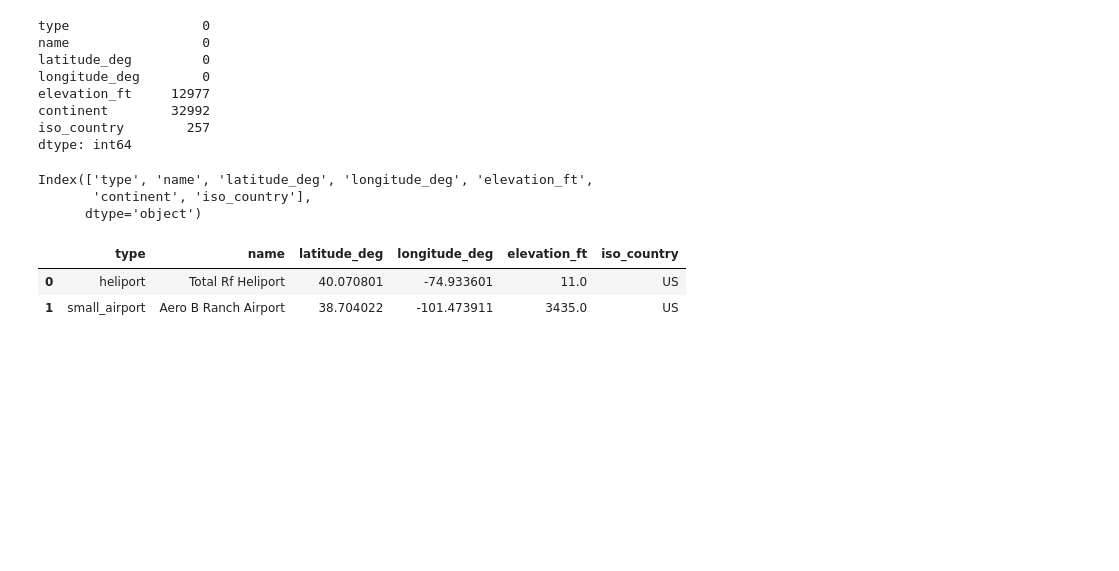
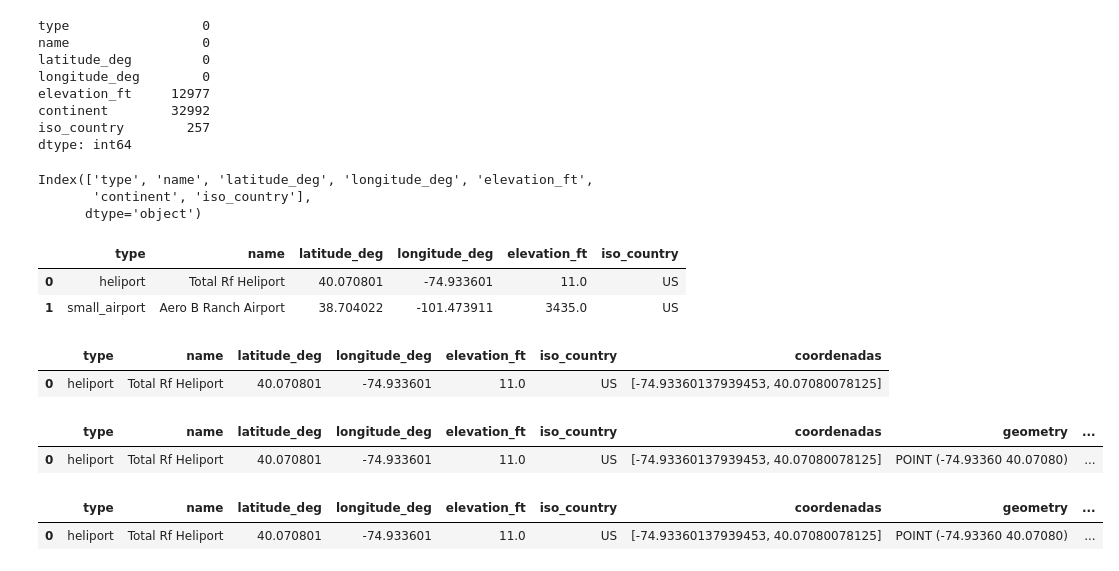
Before and after one commit to LuisSerranoCerame/Aliens, a Jupyter notebook: AirportWorld.ipynb, the cells around one changed output. Drawn from its saved outputs; the diff is of its cells as text; code cells hidden in the pictures; blank space fills up the shorter version.

```diff
--- a/AirportWorld.ipynb
+++ b/AirportWorld.ipynb
@@ -104,3 +104,10 @@ dfairportsus.head(2)
 |  | type | name | latitude_deg | longitude_deg | elevation_ft | iso_country |
 | 0 | heliport | Total Rf Heliport | 40.070801 | -74.933601 | 11.0 | US |
 | 1 | small_airport | Aero B Ranch Airport | 38.704022 | -101.473911 | 3435.0 | US |
+# %%
+dfairportsus["coordenadas"] = dfairportsus[["longitude_deg","latitude_deg"]].values.tolist()
+# %%
+dfairportsus.head(1)
+# %% [output]
+|  | type | name | latitude_deg | longitude_deg | elevation_ft | iso_country | coordenadas |
+| 0 | heliport | Total Rf Heliport | 40.070801 | -74.933601 | 11.0 | US | [-74.93360137939453, 40.07080078125] |
@@ -106,0 +125,12 @@ dfairportsus.head(2)
+# %%
+dfairportsusgpd = gpd.GeoDataFrame(dfairportsus,geometry = gpd.points_from_xy(dfairportsus.longitude_deg, dfairportsus.latitude_deg))
+# %%
+def type_point(lista):
+    return {"type":"Point", "coordinates": lista}
+# %%
+dfairportsusgpd["Point"] = dfairportsusgpd["coordenadas"].apply(type_point)
+# %%
+dfairportsusgpd.head(1)
+# %% [output]
+|  | type | name | latitude_deg | longitude_deg | elevation_ft | iso_country | coordenadas | geometry | ... |
+| 0 | heliport | Total Rf Heliport | 40.070801 | -74.933601 | 11.0 | US | [-74.93360137939453, 40.07080078125] | POINT (-74.93360 40.07080) | ... |
@@ -106,0 +139,5 @@ dfairportsus.head(2)
+# %%
+dfairportsusgpd.head(1)
+# %% [output]
+|  | type | name | latitude_deg | longitude_deg | elevation_ft | iso_country | coordenadas | geometry | ... |
+| 0 | heliport | Total Rf Heliport | 40.070801 | -74.933601 | 11.0 | US | [-74.93360137939453, 40.07080078125] | POINT (-74.93360 40.07080) | ... |
```
Also changed, not shown: parts of 9 cells of this notebook, 4 other files.
